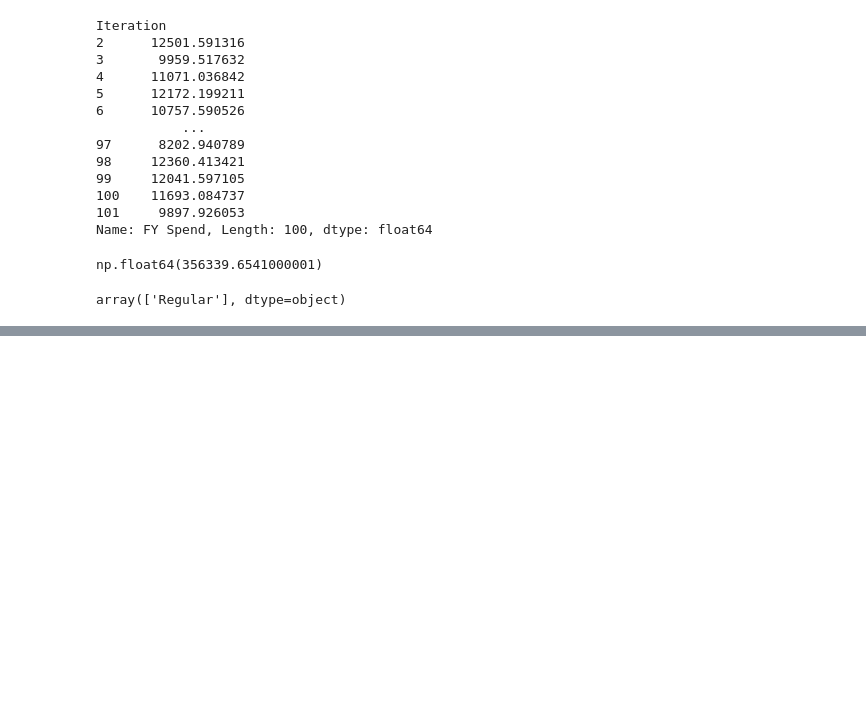
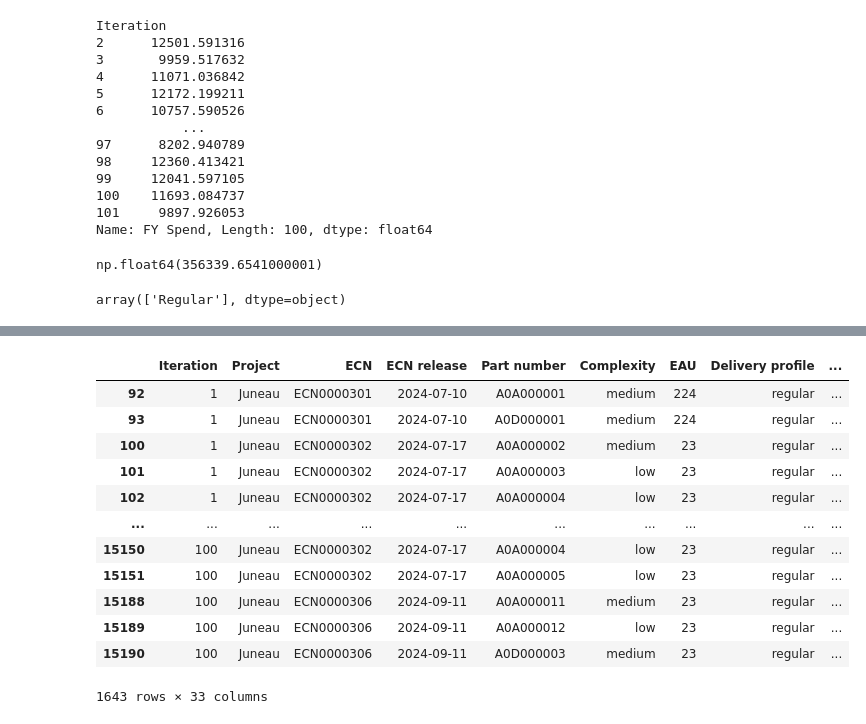
Before and after one commit to rubusarbaro/supplier-selection_fuzzy-logic_thesis, a Jupyter notebook: Calc.ipynb, the cells around one changed output, grey strips where cells are left out. Saved outputs shown, nothing was run; the diff lists cells and outputs as text; code cells hidden in the pictures; blank space fills up the shorter version.

```diff
--- a/Calc.ipynb
+++ b/Calc.ipynb
@@ -390,0 +395,22 @@ array(['Regular'], dtype=object)
+# %%
+supplier_id = 10000082
+
+scenario1_df = pd.read_excel("Results/Scenario1/Scenario1_Implementation_results_(including_new).xlsx")
+scenario1_df = scenario1_df.drop(["Unnamed: 0", "Unnamed: 0.1"], axis=1)
+scenario1_df = scenario1_df[(scenario1_df["Awarded"] == True) & (scenario1_df["Supplier ID"] == supplier_id)]
+# %%
+scenario1_df
+# %% [output]
+|  | Iteration | Project | ECN | ECN release | Part number | Complexity | EAU | Delivery profile | ... |
+| 92 | 1 | Juneau | ECN0000301 | 2024-07-10 | A0A000001 | medium | 224 | regular | ... |
+| 93 | 1 | Juneau | ECN0000301 | 2024-07-10 | A0D000001 | medium | 224 | regular | ... |
+| 100 | 1 | Juneau | ECN0000302 | 2024-07-17 | A0A000002 | medium | 23 | regular | ... |
+| 101 | 1 | Juneau | ECN0000302 | 2024-07-17 | A0A000003 | low | 23 | regular | ... |
+| 102 | 1 | Juneau | ECN0000302 | 2024-07-17 | A0A000004 | low | 23 | regular | ... |
+| ... | ... | ... | ... | ... | ... | ... | ... | ... | ... |
+| 15150 | 100 | Juneau | ECN0000302 | 2024-07-17 | A0A000004 | low | 23 | regular | ... |
+| 15151 | 100 | Juneau | ECN0000302 | 2024-07-17 | A0A000005 | low | 23 | regular | ... |
+| 15188 | 100 | Juneau | ECN0000306 | 2024-09-11 | A0A000011 | medium | 23 | regular | ... |
+| 15189 | 100 | Juneau | ECN0000306 | 2024-09-11 | A0A000012 | low | 23 | regular | ... |
+| 15190 | 100 | Juneau | ECN0000306 | 2024-09-11 | A0D000003 | medium | 23 | regular | ... |
+1643 rows × 33 columns
```
Also changed, not shown: parts of 6 cells of this notebook, 2 other files.
